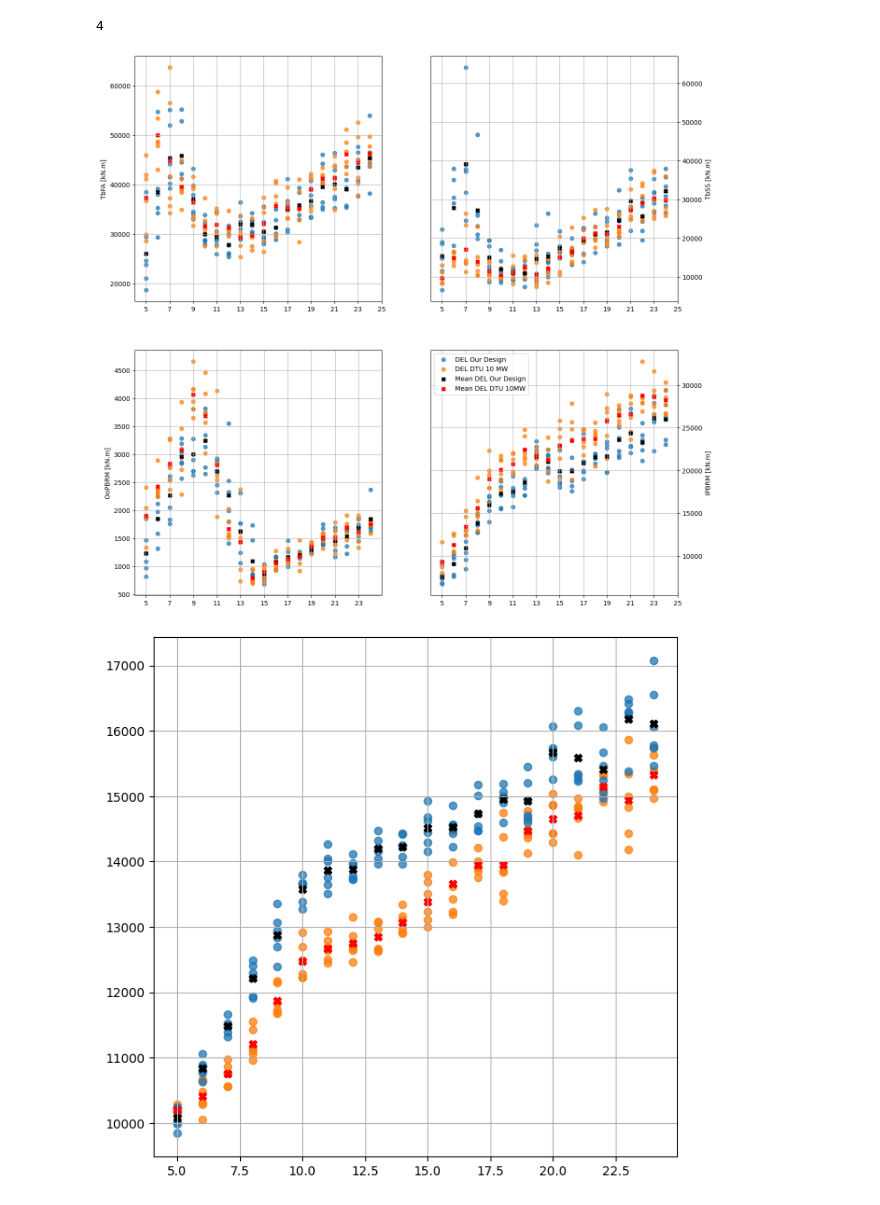
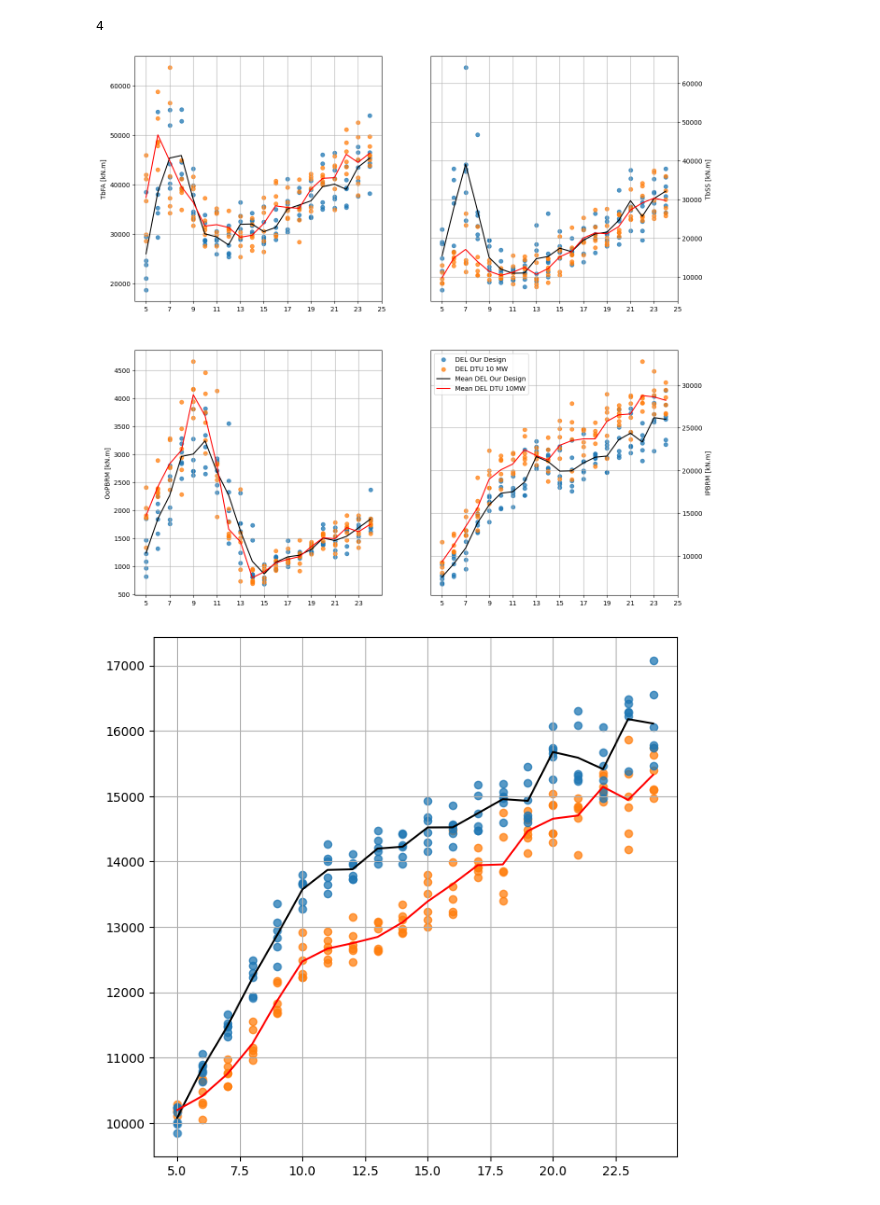
Before and after one commit to LouisNaets/LAC_Assignments_Git, a Jupyter notebook: A4 Design Loads and AEP/Assignment/del_plots.ipynb, the cells around one changed output. Saved outputs shown, nothing was run; the diff lists cells and outputs as text; code cells hidden in the pictures.

Commit message:
update mean values of del with line

```diff
--- a/A4 Design Loads and AEP/Assignment/del_plots.ipynb
+++ b/A4 Design Loads and AEP/Assignment/del_plots.ipynb
@@ -252,8 +252,8 @@ fig, axs = plt.subplots(2, 2, figsize=(15, 15))
 m_tbfa = [dfs[0]["del3"][i:i + 6].mean() for i in range(0, len(dfs[0]["del3"]) - 5, 6)]
 axs[0, 0].scatter(h2_wind, dfs[0]["del3"], label="Our Design", c='tab:blue',alpha=0.75)
 axs[0, 0].scatter(h2_wind_dtu, dtu[0]["del3"], label="DTU 10 MW", c='tab:orange', alpha=0.75)
-axs[0, 0].scatter(np.unique(h2_wind), m_tbfa, label="Our Design", marker="X", c='k')
-axs[0, 0].scatter(np.unique(h2_wind_dtu), m_tbfa_dtu, marker="X", c='r')
+axs[0, 0].plot(np.unique(h2_wind), m_tbfa, label="Our Design",  c='k')
+axs[0, 0].plot(np.unique(h2_wind_dtu), m_tbfa_dtu, c='r')
 axs[0, 0].set_ylabel("TbFA [kN.m]")
 axs[0, 0].set_xticks(range(5, 26,2))
 
@@ -263,43 +263,43 @@ axs[0, 1].scatter(h2_wind, dfs[1]["del3"],c='tab:blue',alpha=0.75)
 axs[0, 1].scatter(h2_wind_dtu, dtu[1]["del3"], label="DTU 10 MW", c='tab:orange',alpha=0.75)
 axs[0, 1].yaxis.tick_right()
 axs[0, 1].yaxis.set_label_position("right")
-axs[0, 1].scatter(np.unique(h2_wind), m_tbss, label="Our Design", marker="X", c='k')
-axs[0, 1].scatter(np.unique(h2_wind_dtu), m_tbss_dtu, marker="X", c='r')
+axs[0, 1].plot(np.unique(h2_wind), m_tbss, label="Our Design", c='k')
+axs[0, 1].plot(np.unique(h2_wind_dtu), m_tbss_dtu, c='r')
 axs[0, 1].set_ylabel("TbSS [kN.m]")
 axs[0, 1].set_xticks(range(5, 26,2))
 
 m_oop = [dfs[2]["del12"][i:i + 6].mean() for i in range(0, len(dfs[2]["del12"]) - 5, 6)]
 axs[1, 0].scatter(h2_wind, dfs[2]["del12"],c='tab:blue',alpha=0.75)
 axs[1, 0].scatter(h2_wind_dtu, dtu[2]["del12"], label="DTU 10 MW", c='tab:orange',alpha=0.75)
 axs[1, 0].set_ylabel("OoPBRM [kN.m]")
 axs[1, 0].set_xticks(range(5, 26,2))
-axs[1, 0].scatter(np.unique(h2_wind), m_oop, label="Our Design", marker="X", c='k')
-axs[1, 0].scatter(np.unique(h2_wind_dtu), m_oop_dtu, marker="X", c='r')
+axs[1, 0].plot(np.unique(h2_wind), m_oop, label="Our Design", c='k')
+axs[1, 0].plot(np.unique(h2_wind_dtu), m_oop_dtu, c='r')
 
 m_ip = [dfs[3]["del12"][i:i + 6].mean() for i in range(0, len(dfs[3]["del12"]) - 5, 6)]
 axs[1, 1].scatter(h2_wind, dfs[3]["del12"], c='tab:blue',alpha=0.75, label="DEL Our Design")
 axs[1, 1].scatter(h2_wind_dtu, dtu[3]["del12"], label="DEL DTU 10 MW", c='tab:orange',alpha=0.75)
-axs[1,1].scatter(np.unique(h2_wind), m_ip, label="Mean DEL Our Design", marker="X", c='k')
-axs[1,1].scatter(np.unique(h2_wind_dtu), m_ip_dtu, marker="X", c='r', label="Mean DEL DTU 10MW")
+axs[1,1].plot(np.unique(h2_wind), m_ip, label="Mean DEL Our Design", c='k')
+axs[1,1].plot(np.unique(h2_wind_dtu), m_ip_dtu, c='r', label="Mean DEL DTU 10MW")
 axs[1, 1].yaxis.tick_right()
 axs[1, 1].yaxis.set_label_position("right")
 axs[1, 1].set_ylabel("IPBRM [kN.m]")
 axs[1, 1].set_xticks(range(5, 26,2))
 axs[1, 1].legend()
 
 # Apply grid to each subplot
 for ax in axs.flat:
     ax.grid()
 
 plt.show()
 fig, axs = plt.subplots(1, 1, figsize=(7.5, 7.5))
 m_st = [dfs[4]["del3"][i:i + 6].mean() for i in range(0, len(dfs[4]["del3"]) - 5, 6)]
 axs.scatter(h2_wind_dtu, dtu[4]["del3"], label="DTU 10MW", c='tab:orange', alpha=0.75)
 axs.scatter(h2_wind, dfs[4]["del3"], label="Our Design", c='tab:blue', alpha=0.75)
-axs.scatter(np.unique(h2_wind), m_st, label="Mean DEL Our Design", marker="X", c='k')
-axs.scatter(np.unique(h2_wind_dtu), m_shat_torsion_dtu, label="Mean DEL DTU 10MW", marker="X", c='r')
+axs.plot(np.unique(h2_wind), m_st, label="Mean DEL Our Design", c='k')
+axs.plot(np.unique(h2_wind_dtu), m_shat_torsion_dtu, label="Mean DEL DTU 10MW", c='r')
 axs.grid()
 plt.show()
 # %% [output]
-[figure, old version]
+[figure, new version]
-[figure, old version]
+[figure, new version]
```
